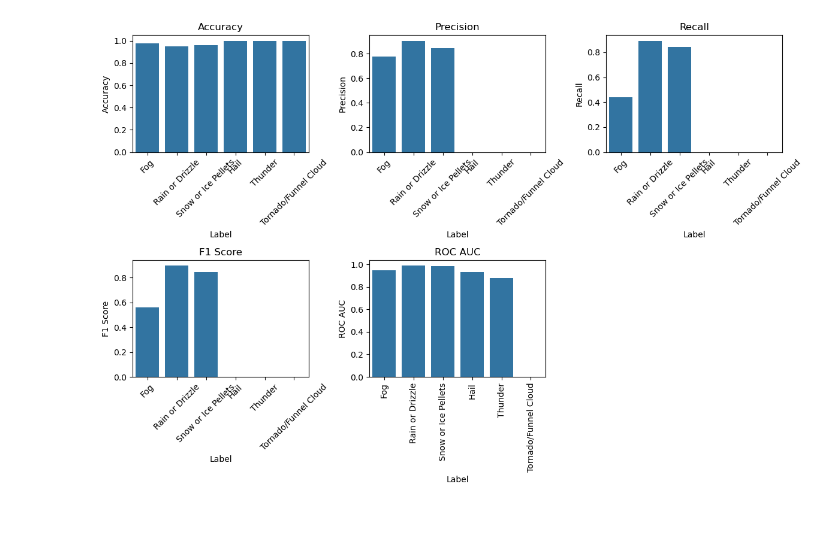
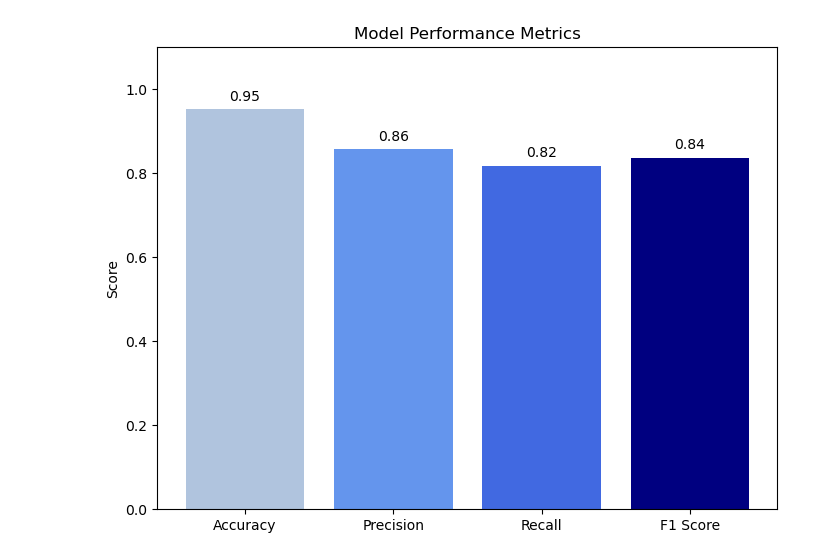
Before and after one commit to MetOffice/ai_data_readiness, a Jupyter notebook: examples/ISD/ISD_xgboost.ipynb, the cells around one changed output. Drawn from its saved outputs; the diff is of its cells as text; code cells hidden in the pictures; blank space fills up the shorter version.

```diff
--- a/examples/ISD/ISD_xgboost.ipynb
+++ b/examples/ISD/ISD_xgboost.ipynb
@@ -186,49 +153,16 @@ for i, model in enumerate(models):
-# %%
-# Create a DataFrame for the metrics
-metrics_df = pd.DataFrame({
-    'Label': label_names,
-    'Accuracy': accuracies,
-    'Precision': precisions,
-    'Recall': recalls,
-    'F1 Score': f1_scores,
-    'ROC AUC': roc_aucs
-})
-
-# Set the figure size
-plt.figure(figsize=(12, 8))
-
-# Plot Accuracy
-plt.subplot(2, 3, 1)
-sns.barplot(x='Label', y='Accuracy', data=metrics_df)
-plt.title('Accuracy')
-plt.xticks(rotation=45)
-
-# Plot Precision
-plt.subplot(2, 3, 2)
-sns.barplot(x='Label', y='Precision', data=metrics_df)
-plt.title('Precision')
-plt.xticks(rotation=45)
-
-# Plot Recall
-plt.subplot(2, 3, 3)
-sns.barplot(x='Label', y='Recall', data=metrics_df)
-plt.title('Recall')
-plt.xticks(rotation=45)
-
-# Plot F1 Score
-plt.subplot(2, 3, 4)
-sns.barplot(x='Label', y='F1 Score', data=metrics_df)
-plt.title('F1 Score')
-plt.xticks(rotation=45)
-
-# Plot ROC AUC
-plt.subplot(2, 3, 5)
-sns.barplot(x='Label', y='ROC AUC', data=metrics_df)
-plt.title('ROC AUC')
-plt.xticks(rotation=45)
-
-# Adjust layout
-plt.tight_layout()
-plt.show()
-# %% [output]
-[figure, removed]
+# %%
+# Bar Plot of Accuracy, Precision, Recall, and F1 Score
+metrics = [accuracy, precision, recall, f1]
+metric_names = ['Accuracy', 'Precision', 'Recall', 'F1 Score']
+
+# plt.style.use('ggplot')
+plt.figure(figsize=(8, 6))
+plt.bar(metric_names, metrics, color=['lightsteelblue', 'cornflowerblue', 'royalblue', 'navy'])
+plt.ylim([0, 1.1])
+plt.title('Model Performance Metrics')
+plt.ylabel('Score')
+for i, v in enumerate(metrics):
+    plt.text(i, v + 0.02, f"{v:.2f}", ha='center')
+plt.show()
+# %% [output]
+[figure, added]
```
Also changed, not shown: parts of 16 cells of this notebook, 3 other files.
